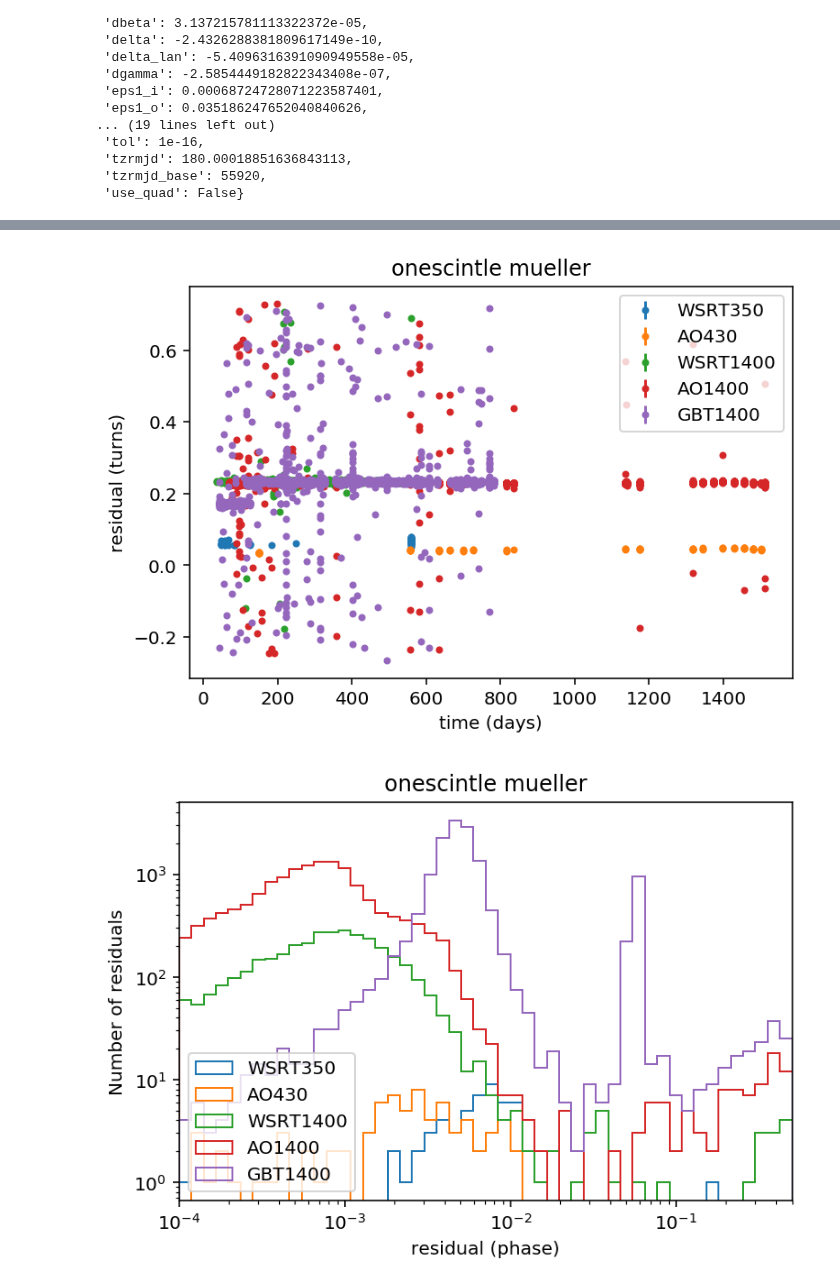
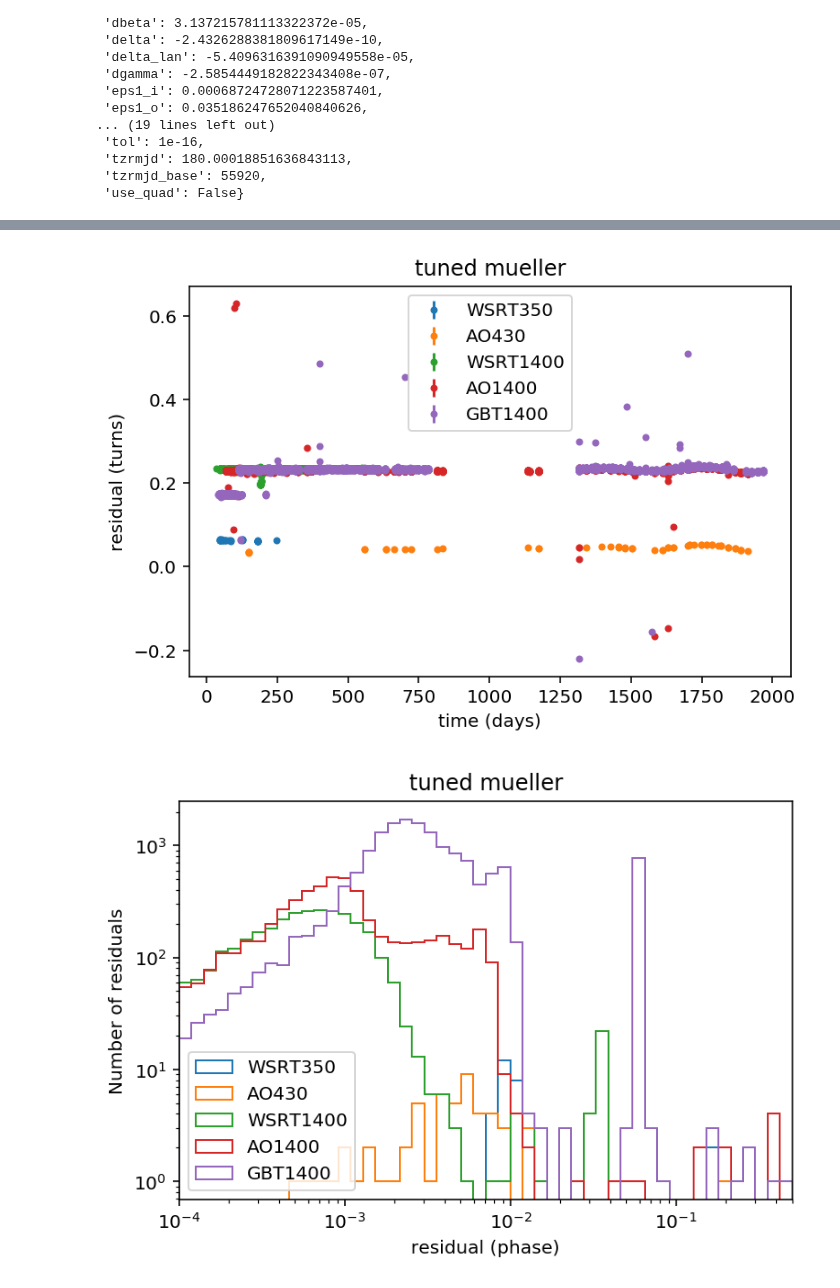
Before and after one commit to aarchiba/triplesystem, a Jupyter notebook: code-v1/k-pulse-annotate-t2.ipynb, the cells around one changed output, grey strips where cells are left out. Saved outputs shown, nothing was run; the diff lists cells and outputs as text; code cells hidden in the pictures.

```diff
--- a/code-v1/k-pulse-annotate-t2.ipynb
+++ b/code-v1/k-pulse-annotate-t2.ipynb
@@ -89,7 +89,7 @@ print np.sum(np.abs(phase-np.round(phase)>0.3)), "questionable entries"
 # %%
 fpickle = "forecaster_params.pickle"
 d = pickle.load(open(fpickle,"rb"))
-d["files"] = "onescintle_mueller"
+d["files"] = "tuned_mueller"
 d["toa_mode"] = "pipeline"
 F = threebody.Fitter(**d)
 d
@@ -109,0 +109,3 @@ No handlers could be found for logger "threebody"
+# %%
+toa_info = threebody.read_t2_toas(F.files+".tim")
+len(toa_info)
@@ -157,4 +156,5 @@ plt.plot(F_forecast.residuals(F_forecast.best_parameters),',')
 # %%
+# FIXME: compensates for wrong SNR calculation
 plt.figure(1)
 plt.figure(2)
 plt.figure(3)
@@ -178,7 +178,7 @@ for i,t in enumerate(toa_info):
     k = key(t)
     if k not in subsets:
         subsets[k] = np.zeros(len(toa_info),dtype=bool)
-    snr = float(t["flags"]["snr"])*np.sqrt(float(t["flags"]["nbin"]))
+    snr = float(t["flags"]["snr"])
     snrs[i] = snr
     if snr>10:
         subsets[k][i] = True
@@ -189,32 +189,32 @@ for k,c in subsets.items():
     plt.figure(1)
     plt.errorbar(F.mjds[c], r, F.uncerts[c], linestyle="none", marker=".", label=fmtk(k))
     plt.figure(2)
     plt.hist(np.abs(r-m),histtype="step",range=(0,0.5),bins=be, label=fmtk(k))
     plt.figure(3)
     #colors = [scalarMap.to_rgba(s) for s in snrs[c]]
     plt.scatter(F.mjds[c], r-m, marker=".", c=snrs[c], vmin=10, vmax=40)
 
 plt.figure(1)
 plt.legend(loc="best")
 plt.xlabel("time (days)")
 plt.ylabel("residual (turns)")
 plt.title("%s %s" % (toa_info[0]["flags"]["processing_name"],toa_info[0]["flags"]["toa_name"]))
 plt.savefig("outliers-raw.pdf")
 plt.figure(2)
 plt.xlim(be[0],be[-1])
 plt.legend(loc="lower left")
 plt.gca().set_yscale('log',nonposy='clip')
 plt.gca().set_xscale('log')
 plt.xlabel("residual (phase)")
 plt.ylabel("Number of residuals")
 plt.title("%s %s" % (toa_info[0]["flags"]["processing_name"],toa_info[0]["flags"]["toa_name"]))
 plt.savefig("outliers-dist.pdf")
 plt.figure(3)
 plt.title("%s %s" % (toa_info[0]["flags"]["processing_name"],toa_info[0]["flags"]["toa_name"]))
 plt.xlabel("time (days)")
 plt.ylabel("residual (phase)")
 plt.colorbar(label="SNR")
 plt.savefig("outliers-snr.pdf")
 # %% [output]
-[figure, old version]
+[figure, new version]
-[figure, old version]
+[figure, new version]
```
Also changed, not shown: parts of 15 cells of this notebook, 6 other files.
